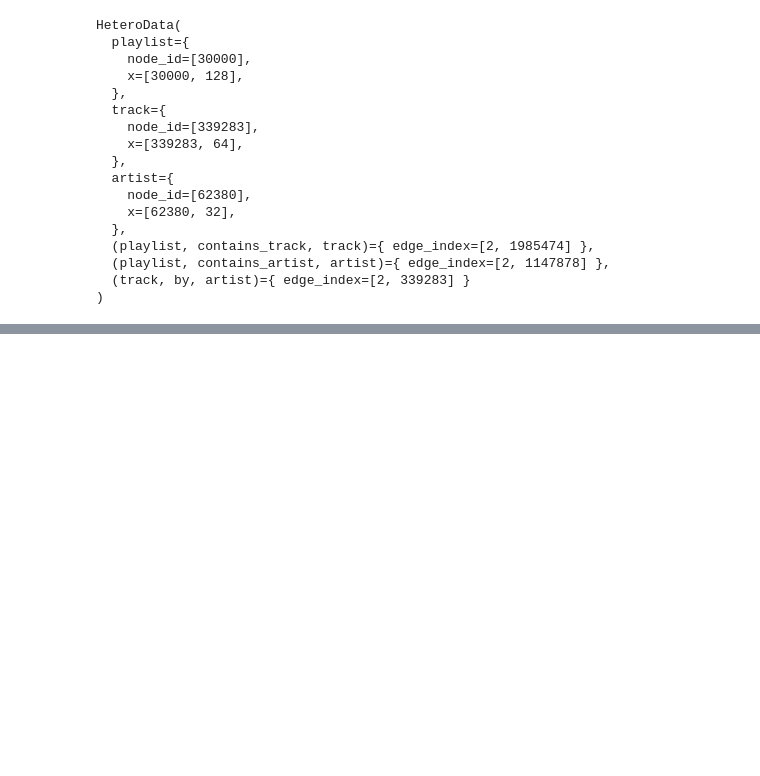
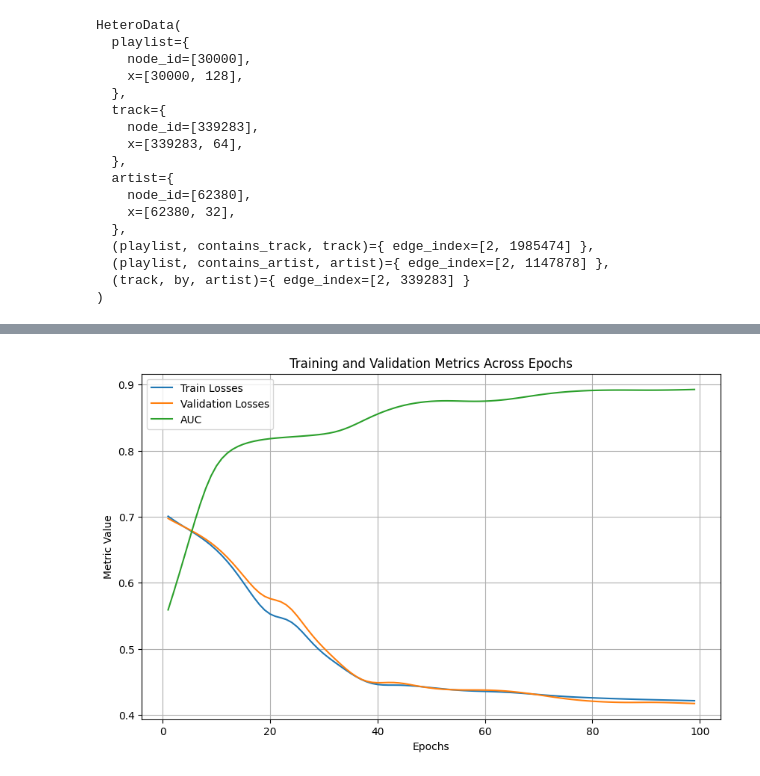
Before and after one commit to Karthikg99/GNN_RecSys, a Jupyter notebook: Spotify_gnn.ipynb, the cells around one changed output, grey strips where cells are left out. Saved outputs shown, nothing was run; the diff lists cells and outputs as text; code cells hidden in the pictures; blank space fills up the shorter version.

```diff
--- a/Spotify_gnn.ipynb
+++ b/Spotify_gnn.ipynb
@@ -145,7 +145,7 @@ class JSONFile:
   def __repr__(self):
     return self.file_name
 # %%
-DATA_PATH = Path('./Spotify_playlists_101')
+DATA_PATH = Path('/home/kganapa/projects/Spotify_playlists_101')
 N_FILES_TO_USE = 30
 
 file_names = sorted(os.listdir(DATA_PATH))
@@ -265,10 +265,11 @@ transform = T.RandomLinkSplit(
     num_val=0.1,
     num_test=0.1,
     disjoint_train_ratio=0.3,
-    neg_sampling_ratio=2.0,
-    add_negative_train_samples=False,
-    edge_types=[('playlist', 'contains_track', 'track')],
-    rev_edge_types=[('track', 'rev_contains_track', 'playlist')],
+    neg_sampling_ratio=1.0,
+    add_negative_train_samples=True,
+    split_labels=True,
+    is_undirected=True,
+    edge_types=[('playlist', 'contains_track', 'track')]
 )
 
 train_data, val_data, test_data = transform(hetero_graph)
@@ -321,9 +370,10 @@ class Model(torch.nn.Module):
     def forward(self, data):
 
         x_dict = self.rgnn(data.x_dict, data.edge_index_dict)
-        pred = self.classifier(x_dict, data['playlist', 'contains_track', 'track'].edge_label_index)
+        pos_pred = self.classifier(x_dict, data['playlist', 'contains_track', 'track'].pos_edge_label_index)
+        neg_pred = self.classifier(x_dict, data['playlist', 'contains_track', 'track'].neg_edge_label_index)
 
-        return pred
+        return pos_pred, neg_pred
 
 model = Model(hidden_channels=64, num_heads=2, num_layers=1)
 model = model.to(device)
@@ -410,0 +476,16 @@ Epoch: 014, Train Loss: 0.1178, Val Loss: 1.0455, Val AUC: 0.5804
+# %%
+import matplotlib.pyplot as plt
+epochs = range(1,100)
+plt.figure(figsize=(10, 6))
+plt.plot(epochs, train_losses, label='Train Losses')
+plt.plot(epochs, val_losses, label='Validation Losses')
+plt.plot(epochs, auces, label='AUC')
+
+plt.title('Training and Validation Metrics Across Epochs')
+plt.xlabel('Epochs')
+plt.ylabel('Metric Value')
+plt.legend()
+plt.grid(True)
+plt.show()
+# %% [output]
+[figure, added]
```
Also changed, not shown: parts of 5 cells of this notebook.
